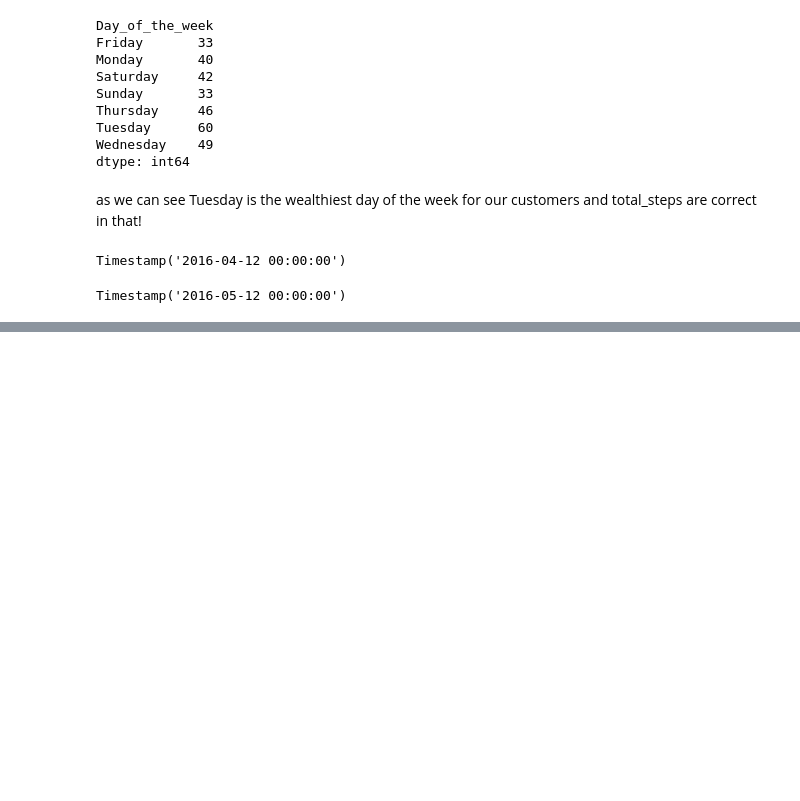
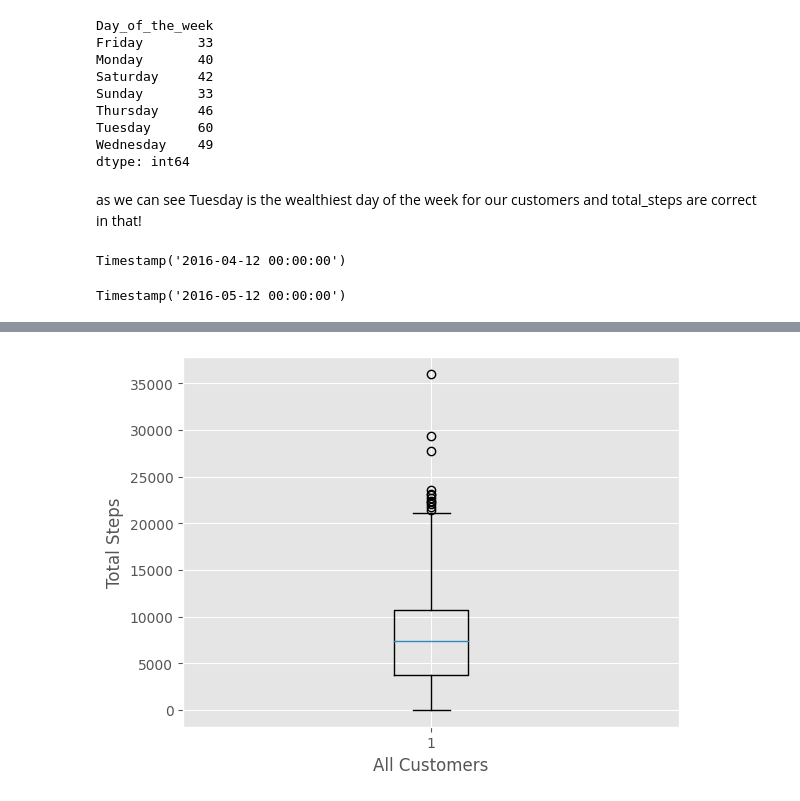
Before and after one commit to JJDataAnalyst-viz/Bellabeat_Project, a Jupyter notebook: Stage_4_Analyze/analysis.ipynb, the cells around one changed output, grey strips where cells are left out. Cells and saved outputs as stored; diff of their text form; code cells hidden in the pictures; blank space fills up the shorter version.

```diff
--- a/Stage_4_Analyze/analysis.ipynb
+++ b/Stage_4_Analyze/analysis.ipynb
@@ -185,0 +180,14 @@ Timestamp('2016-05-12 00:00:00')
+# %%
+categories = {
+    'Sedentary': (0, 5000),
+    'Light Active': (5000, 7000),
+    'Fairly Active': (7000, 9000),
+    'Very Active': (9000, float('inf'))
+}
+#creating a function
+def categorize_steps(TotalSteps):
+    for category, (lower, upper) in categories.items():
+        if lower <= TotalSteps < upper:
+            return category
+#aplyying categories
+df_subset['ActivityCategory'] = df_subset['TotalSteps'].apply(categorize_steps)
@@ -185,0 +241,7 @@ Timestamp('2016-05-12 00:00:00')
+# %%
+plt.boxplot(df_subset['TotalSteps'])
+plt.xlabel('All Customers')
+plt.ylabel('Total Steps')
+plt.show()
+# %% [output]
+[figure, added]
```
Also changed, not shown: parts of 24 cells of this notebook.
